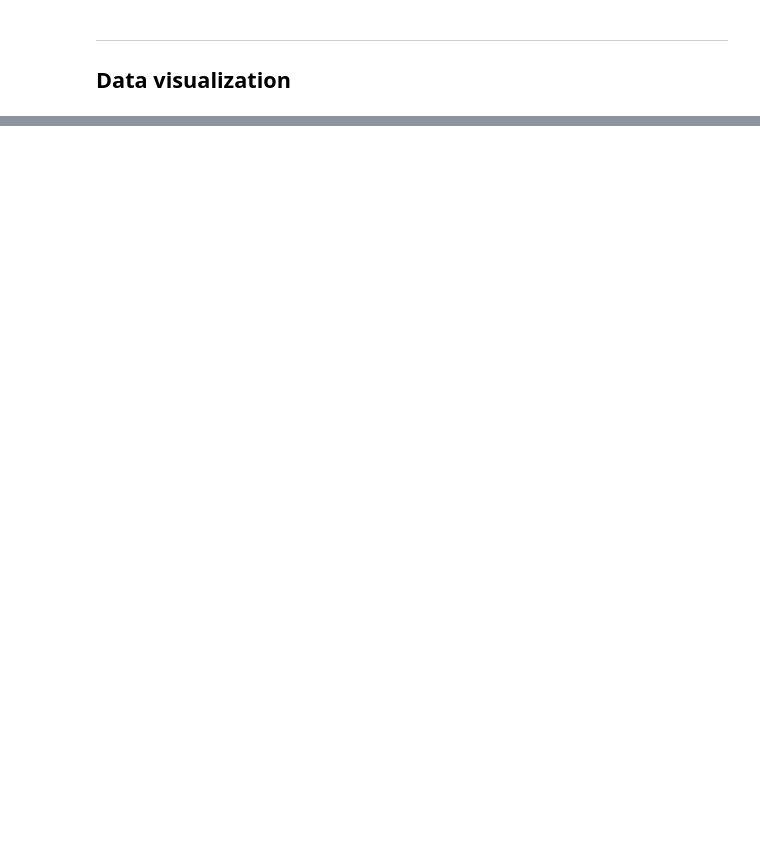
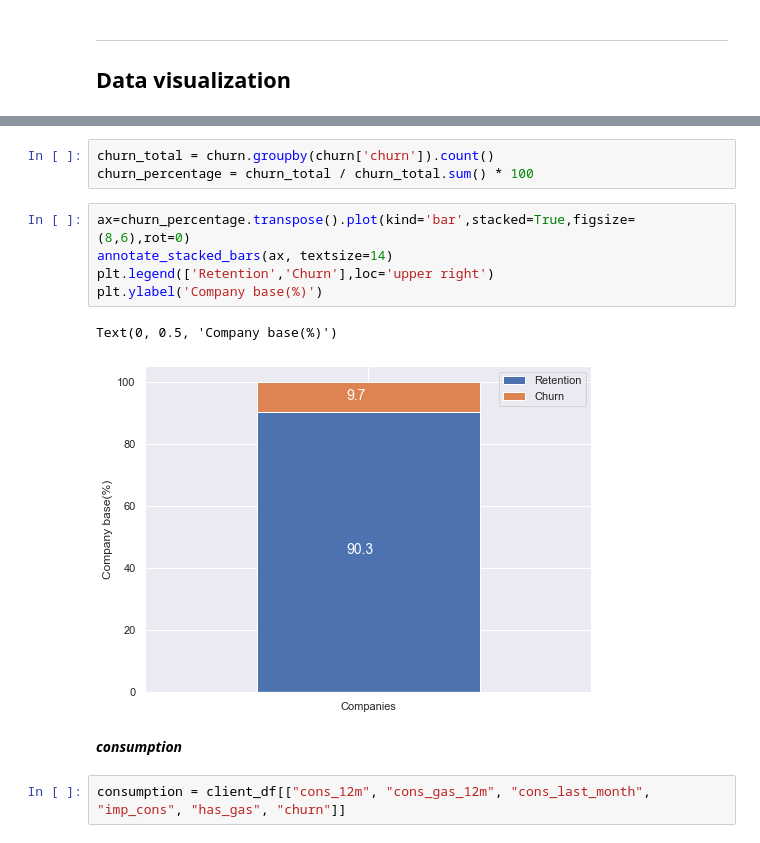
Before and after one commit to yash013/sme_customer_churn_problem, a Jupyter notebook: eda.ipynb, the cells around one changed output, grey strips where cells are left out. Drawn from its saved outputs; the diff is of its cells as text; blank space fills up the shorter version.

```diff
--- a/eda.ipynb
+++ b/eda.ipynb
@@ -180,0 +134,15 @@ plot_distribution(consumption, 'cons_12m', axs)
+# %%
+churn_total = churn.groupby(churn['churn']).count()
+churn_percentage = churn_total / churn_total.sum() * 100
+# %%
+ax=churn_percentage.transpose().plot(kind='bar',stacked=True,figsize=(8,6),rot=0)
+annotate_stacked_bars(ax, textsize=14)
+plt.legend(['Retention','Churn'],loc='upper right')
+plt.ylabel('Company base(%)')
+# %% [output]
+Text(0, 0.5, 'Company base(%)')
+[figure, added]
+# %% [markdown]
+***consumption***
+# %%
+consumption = client_df[["cons_12m", "cons_gas_12m", "cons_last_month", "imp_cons", "has_gas", "churn"]]
```
Also changed, not shown: parts of 10 cells of this notebook.
